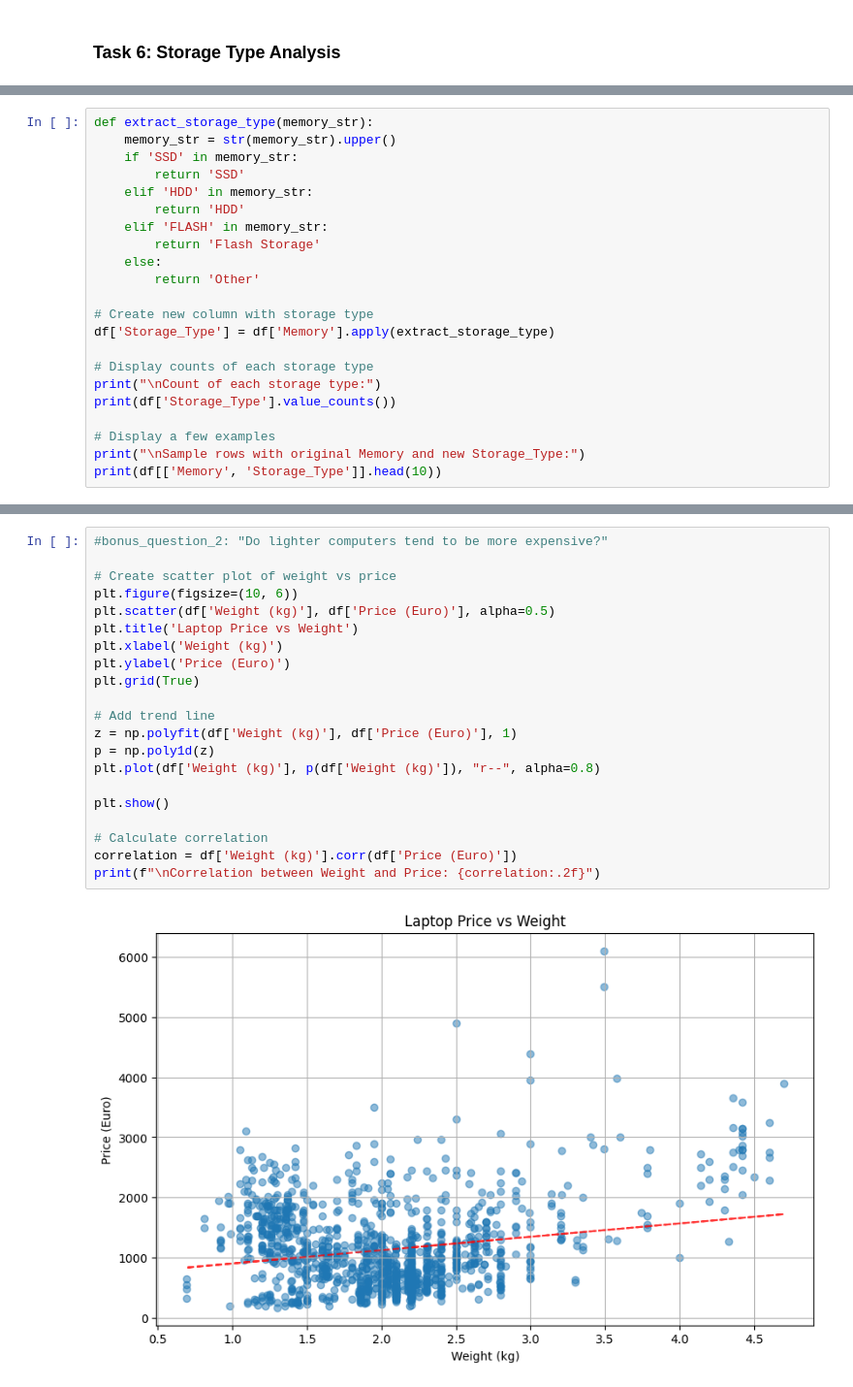
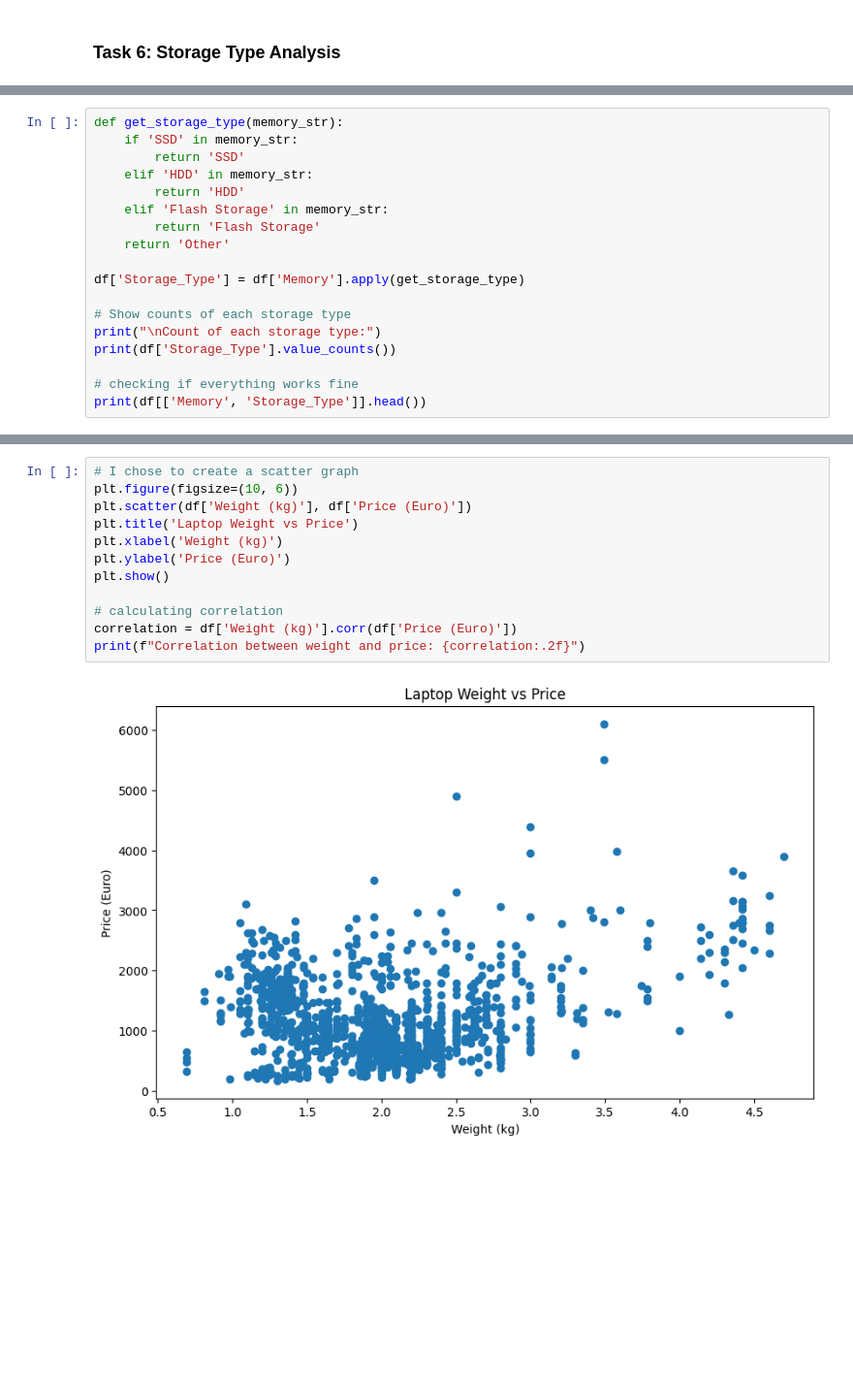
Before and after one commit to SagiHai/First_repository, a Jupyter notebook: miniproject1.ipynb, the cells around one changed output, grey strips where cells are left out. Shown at 97% size. Saved outputs shown, nothing was run; the diff lists cells and outputs as text; blank space fills up the shorter version.

```diff
--- a/miniproject1.ipynb
+++ b/miniproject1.ipynb
@@ -379,25 +279,21 @@ Name: Memory, dtype: object
 # %%
-def extract_storage_type(memory_str):
-    memory_str = str(memory_str).upper()
+def get_storage_type(memory_str):
     if 'SSD' in memory_str:
         return 'SSD'
     elif 'HDD' in memory_str:
         return 'HDD'
-    elif 'FLASH' in memory_str:
+    elif 'Flash Storage' in memory_str:
         return 'Flash Storage'
-    else:
-        return 'Other'
+    return 'Other'
 
-# Create new column with storage type
-df['Storage_Type'] = df['Memory'].apply(extract_storage_type)
+df['Storage_Type'] = df['Memory'].apply(get_storage_type)
 
-# Display counts of each storage type
+# Show counts of each storage type
 print("\nCount of each storage type:")
 print(df['Storage_Type'].value_counts())
 
-# Display a few examples
-print("\nSample rows with original Memory and new Storage_Type:")
-print(df[['Memory', 'Storage_Type']].head(10))
+# checking if everything works fine
+print(df[['Memory', 'Storage_Type']].head())
 # %% [output]
 Count of each storage type:
 Storage_Type
@@ -468,23 +344,14 @@ Name: Price (Euro), dtype: float64
 # %%
-#bonus_question_2: "Do lighter computers tend to be more expensive?"
-
-# Create scatter plot of weight vs price
+# I chose to create a scatter graph
 plt.figure(figsize=(10, 6))
-plt.scatter(df['Weight (kg)'], df['Price (Euro)'], alpha=0.5)
-plt.title('Laptop Price vs Weight')
+plt.scatter(df['Weight (kg)'], df['Price (Euro)'])
+plt.title('Laptop Weight vs Price')
 plt.xlabel('Weight (kg)')
 plt.ylabel('Price (Euro)')
-plt.grid(True)
-
-# Add trend line
-z = np.polyfit(df['Weight (kg)'], df['Price (Euro)'], 1)
-p = np.poly1d(z)
-plt.plot(df['Weight (kg)'], p(df['Weight (kg)']), "r--", alpha=0.8)
-
 plt.show()
 
-# Calculate correlation
+# calculating correlation
 correlation = df['Weight (kg)'].corr(df['Price (Euro)'])
-print(f"\nCorrelation between Weight and Price: {correlation:.2f}")
+print(f"Correlation between weight and price: {correlation:.2f}")
 # %% [output]
-[figure, old version]
+[figure, new version]
```
Also changed, not shown: parts of 36 cells of this notebook.
